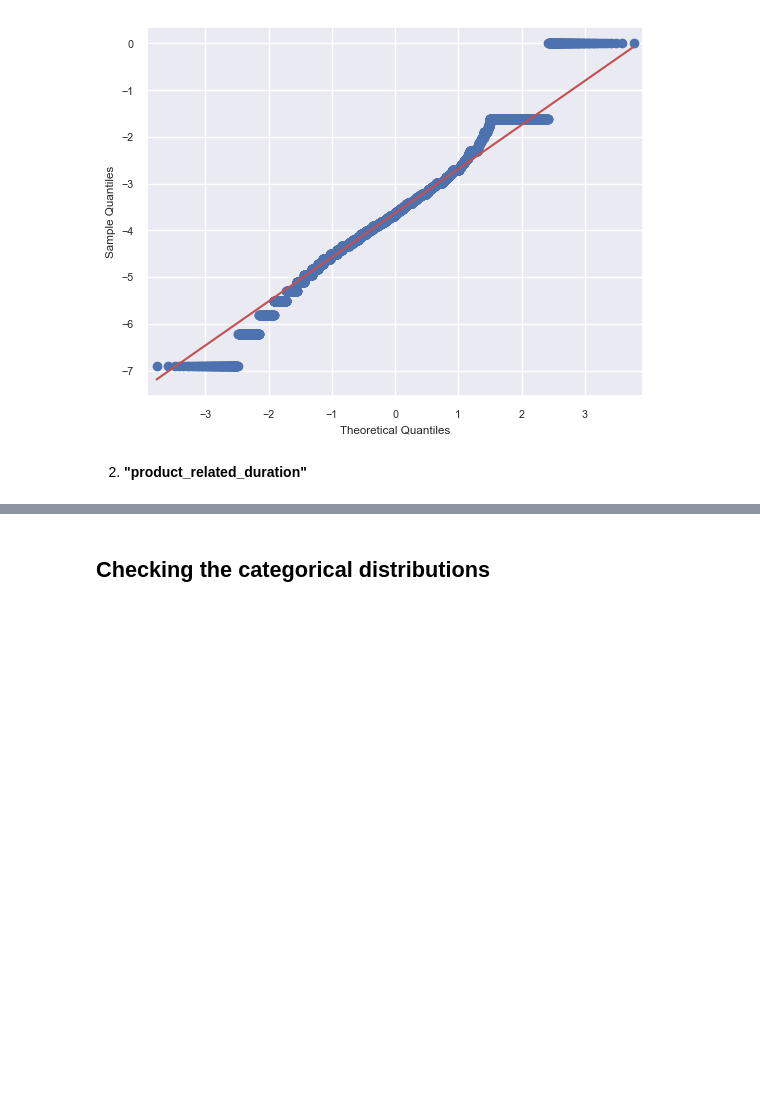
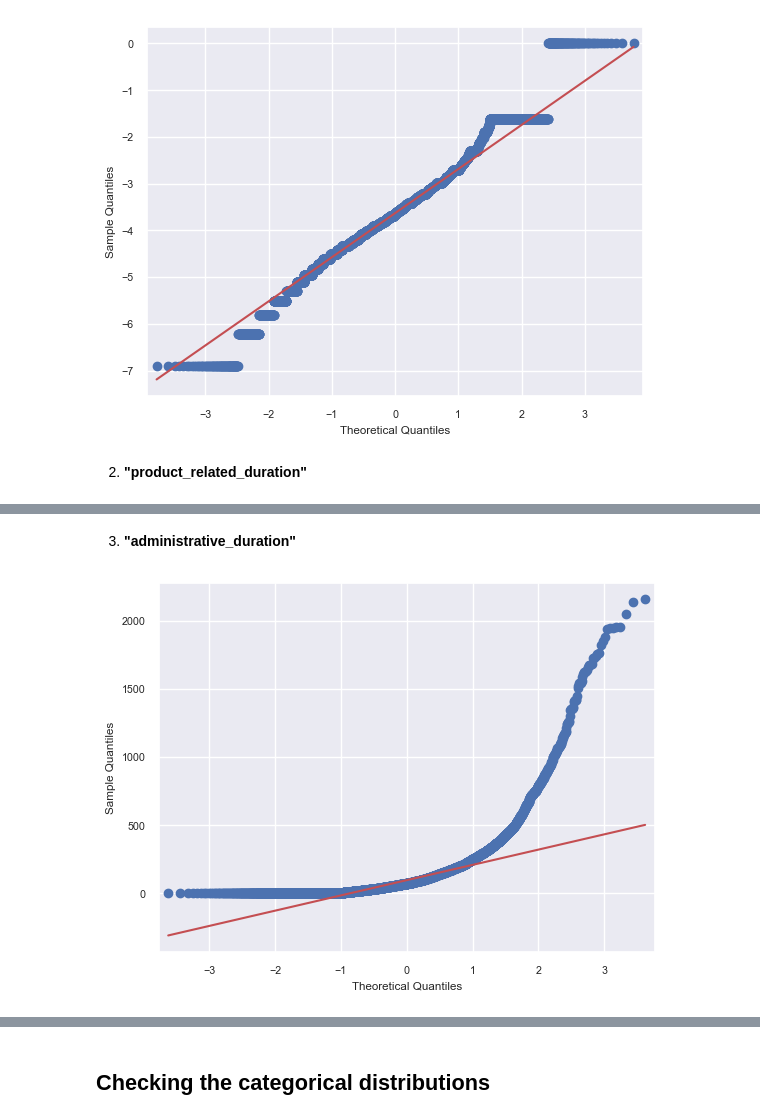
Before and after one commit to selvatica-36/Exploratory-data-analysis---Online-shopping-in-retail, a Jupyter notebook: EDA_customer_activity.ipynb, the cells around one changed output, grey strips where cells are left out. Drawn from its saved outputs; the diff is of its cells as text; code cells hidden in the pictures; blank space fills up the shorter version.

```diff
--- a/EDA_customer_activity.ipynb
+++ b/EDA_customer_activity.ipynb
@@ -273,0 +273,8 @@ plotter.qqplot(['product_related_duration'])
+# %% [markdown]
+3. **"administrative_duration"**
+# %%
+nonzero_values = cleaned_no_skew_df[cleaned_no_skew_df['administrative_duration'] != 0]
+plotter_test = Plotter(nonzero_values)
+plotter_test.qqplot(['administrative_duration'])
+# %% [output]
+[figure, added]
```
Also changed, not shown: parts of 18 cells of this notebook.
